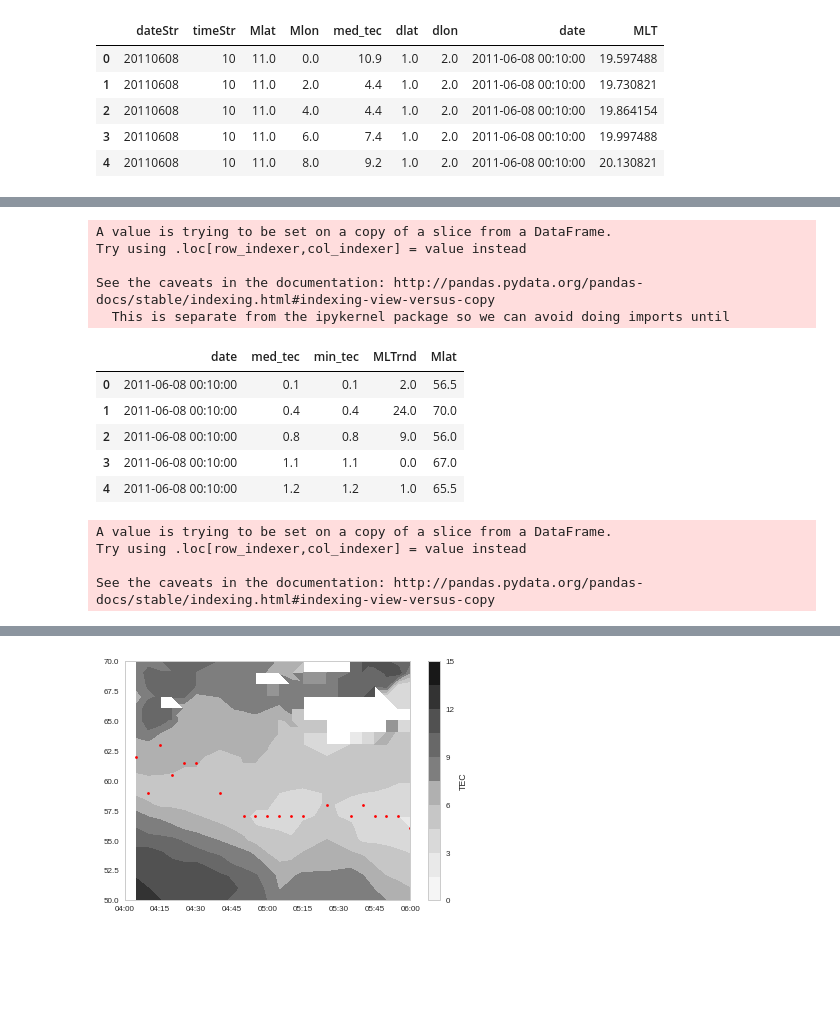
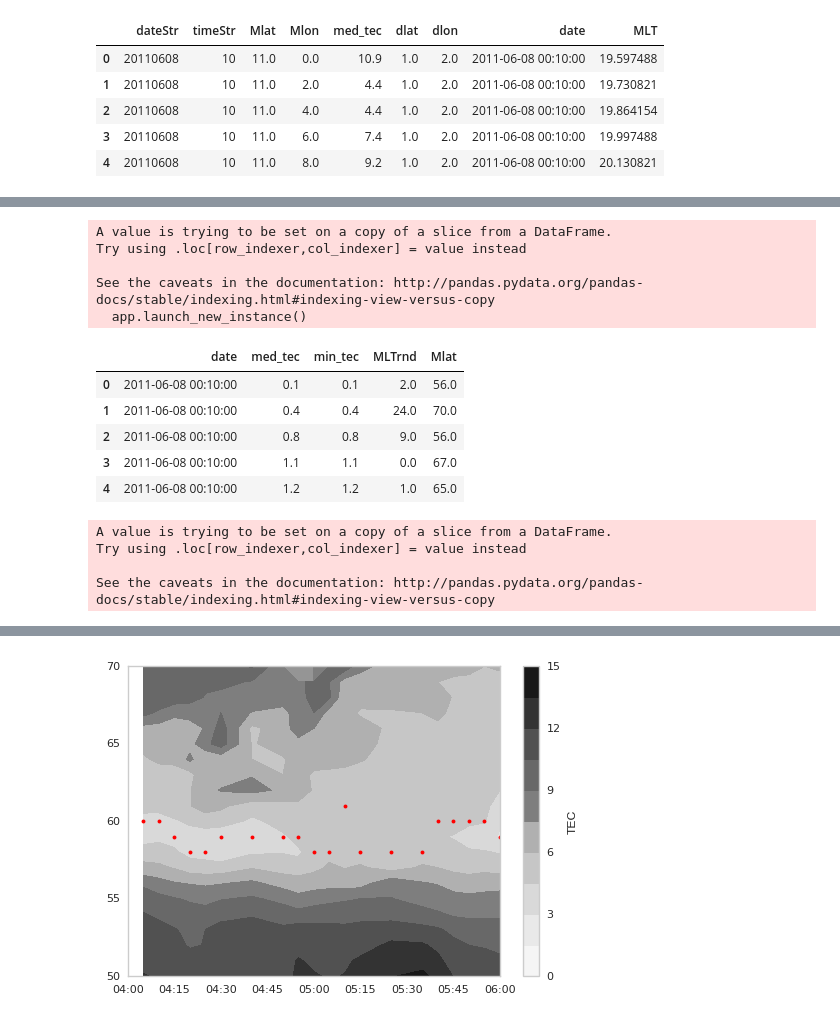
Before and after one commit to bharatreddy/scwsaps, a Jupyter notebook: ipy/tec_scw_20110608.ipynb, the cells around one changed output, grey strips where cells are left out. Saved outputs shown, nothing was run; the diff lists cells and outputs as text; code cells hidden in the pictures; blank space fills up the shorter version.

```diff
--- a/ipy/tec_scw_20110608.ipynb
+++ b/ipy/tec_scw_20110608.ipynb
@@ -96,23 +94,23 @@ trghMinDF = pandas.merge( trghMinDF, trghMinTECDF,\
 trghMinDF = trghMinDF[ [ "date", "Mlat",\
                         "med_tec", "min_tec", "MLTrnd" ] ]
 trghMinDF = trghMinDF.groupby( [ "date", "med_tec", \
-                        "min_tec", "MLTrnd" ] ).median().reset_index()
+                        "min_tec", "MLTrnd" ] ).min().reset_index()
 trghMinDF.head()
 # %% [output]
 A value is trying to be set on a copy of a slice from a DataFrame.
 Try using .loc[row_indexer,col_indexer] = value instead
 
 See the caveats in the documentation: http://pandas.pydata.org/pandas-docs/stable/indexing.html#indexing-view-versus-copy
-  This is separate from the ipykernel package so we can avoid doing imports until
+  app.launch_new_instance()
 |  | date | med_tec | min_tec | MLTrnd | Mlat |
-| 0 | 2011-06-08 00:10:00 | 0.1 | 0.1 | 2.0 | 56.5 |
+| 0 | 2011-06-08 00:10:00 | 0.1 | 0.1 | 2.0 | 56.0 |
 | 1 | 2011-06-08 00:10:00 | 0.4 | 0.4 | 24.0 | 70.0 |
 | 2 | 2011-06-08 00:10:00 | 0.8 | 0.8 | 9.0 | 56.0 |
 | 3 | 2011-06-08 00:10:00 | 1.1 | 1.1 | 0.0 | 67.0 |
-| 4 | 2011-06-08 00:10:00 | 1.2 | 1.2 | 1.0 | 65.5 |
+| 4 | 2011-06-08 00:10:00 | 1.2 | 1.2 | 1.0 | 65.0 |
 # %%
 # Some temp constants
-plotMltChsn = 22
+plotMltChsn = 20
 nrstMLTCutoff = 0.1
 plotmed_tecCutoff = 0.0
 ticks = numpy.linspace(0,15,11)
@@ -185,4 +183,4 @@ See the caveats in the documentation: http://pandas.pydata.org/pandas-docs/stabl
-[figure, old version]
+[figure, new version]
 # %%
 sns.set_style("whitegrid")
 sns.set_context("paper")
```
Also changed, not shown: parts of 6 cells of this notebook, 1 other file.
